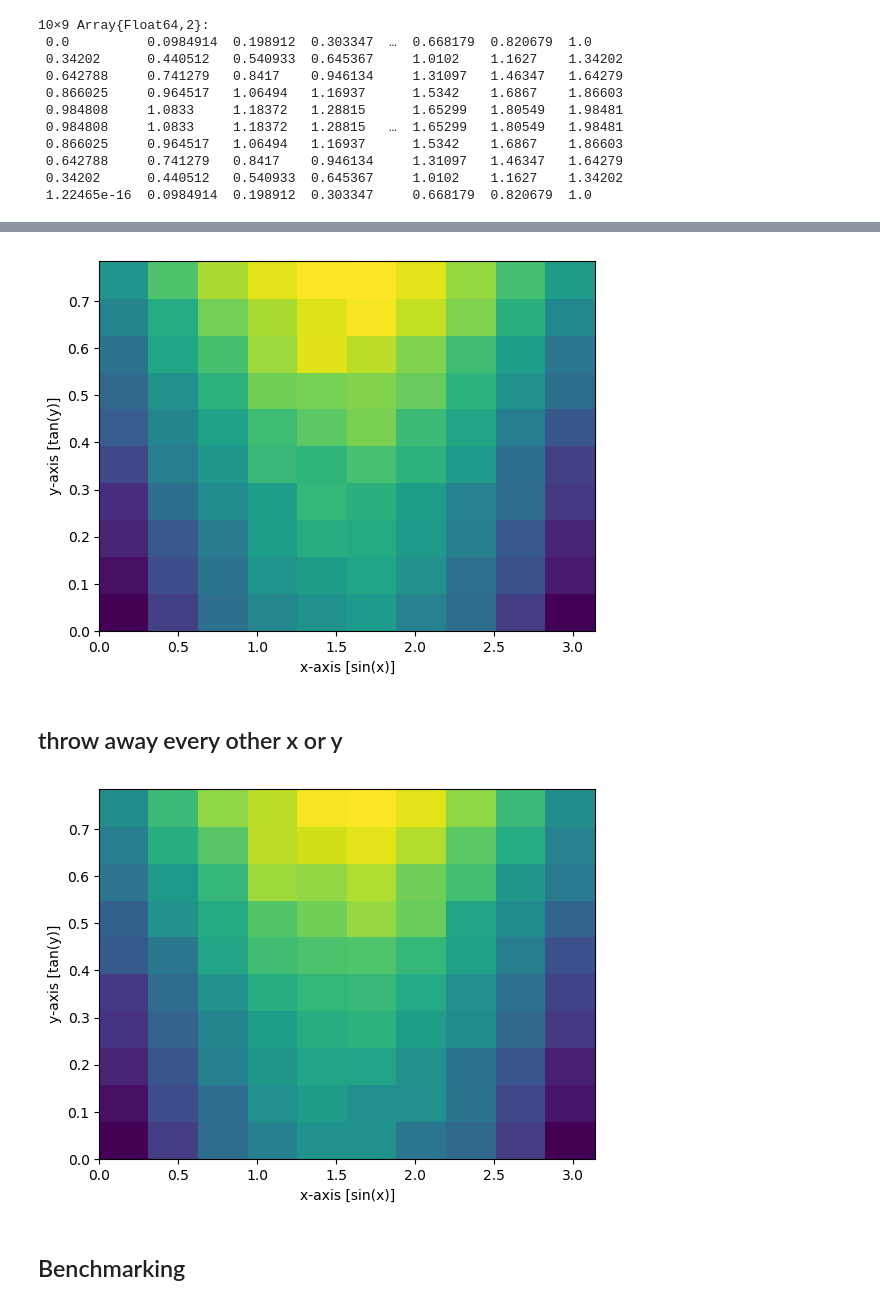
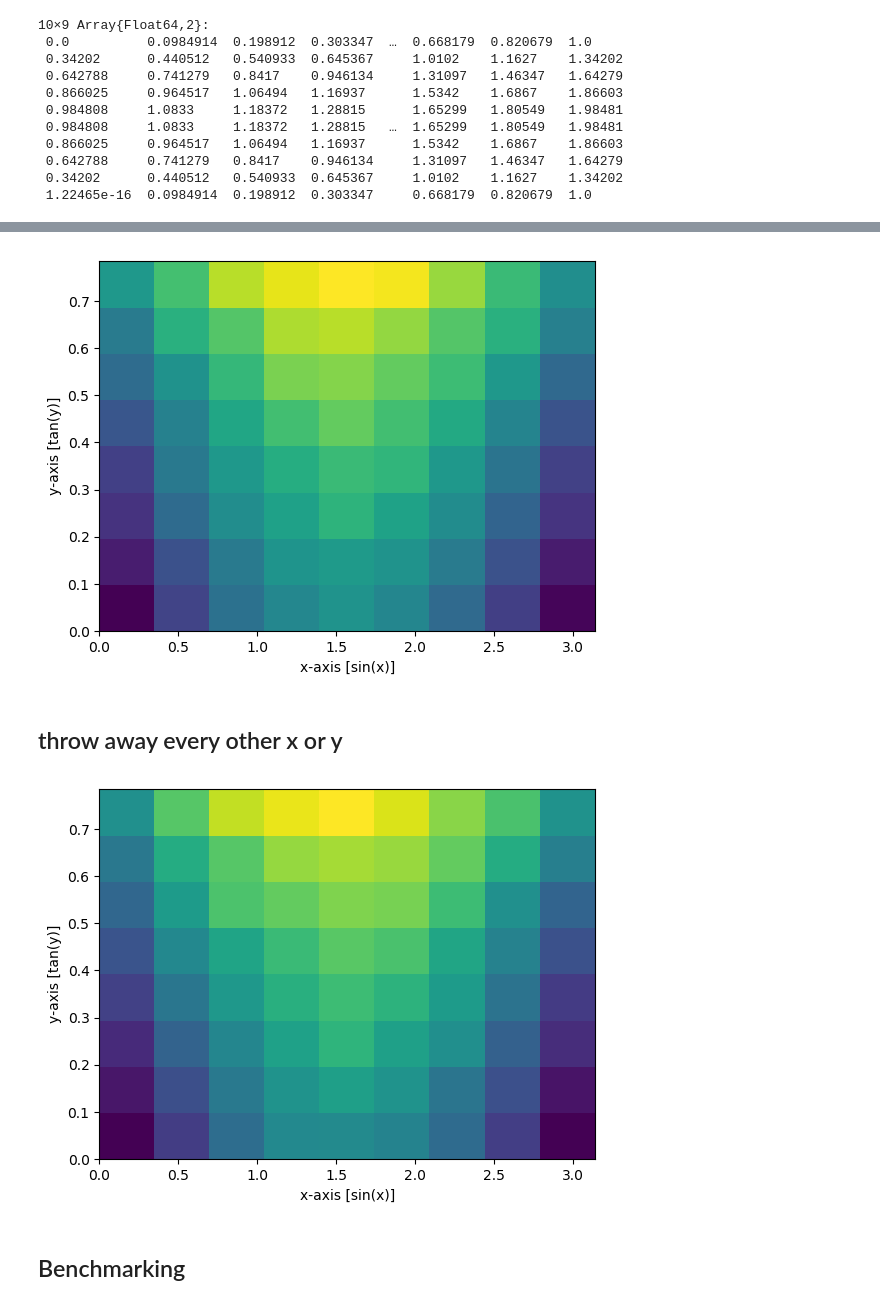
Before and after one commit to m-wells/InterpolatedRejectionSampling.jl, a Jupyter notebook: docs/README.ipynb, the cells around one changed output, grey strips where cells are left out. Saved outputs shown, nothing was run; the diff lists cells and outputs as text; code cells hidden in the pictures.

```diff
--- a/docs/README.ipynb
+++ b/docs/README.ipynb
@@ -37,14 +35,15 @@ ax.set_ylabel("y-axis [tan(y)]")
 # %%
 using InterpolatedRejectionSampling
 n = 100_000
 xy = irsample(knots,prob,n)
-hist2D(xy[1,:],xy[2,:])
+hist2D(xy[1,:],xy[2,:],
+       bins=[X,Y])
 ax = gca()
 ax.set_xlabel("x-axis [sin(x)]")
 ax.set_ylabel("y-axis [tan(y)]")
 ;
 # %% [output]
-[figure, old version]
+[figure, new version]
 # %% [markdown]
 ## throw away every other x or y
 # %%
@@ -57,13 +56,14 @@ for i = 1:n
     end
 end
 irsample!(xy,knots,prob)
-hist2D(xy[1,:],xy[2,:])
+hist2D(xy[1,:],xy[2,:],
+       bins=[X,Y])
 ax = gca()
 ax.set_xlabel("x-axis [sin(x)]")
 ax.set_ylabel("y-axis [tan(y)]")
 ;
 # %% [output]
-[figure, old version]
+[figure, new version]
 # %% [markdown]
 ## Benchmarking
 # %%
```
Also changed, not shown: parts of 9 cells of this notebook, 10 other files.
